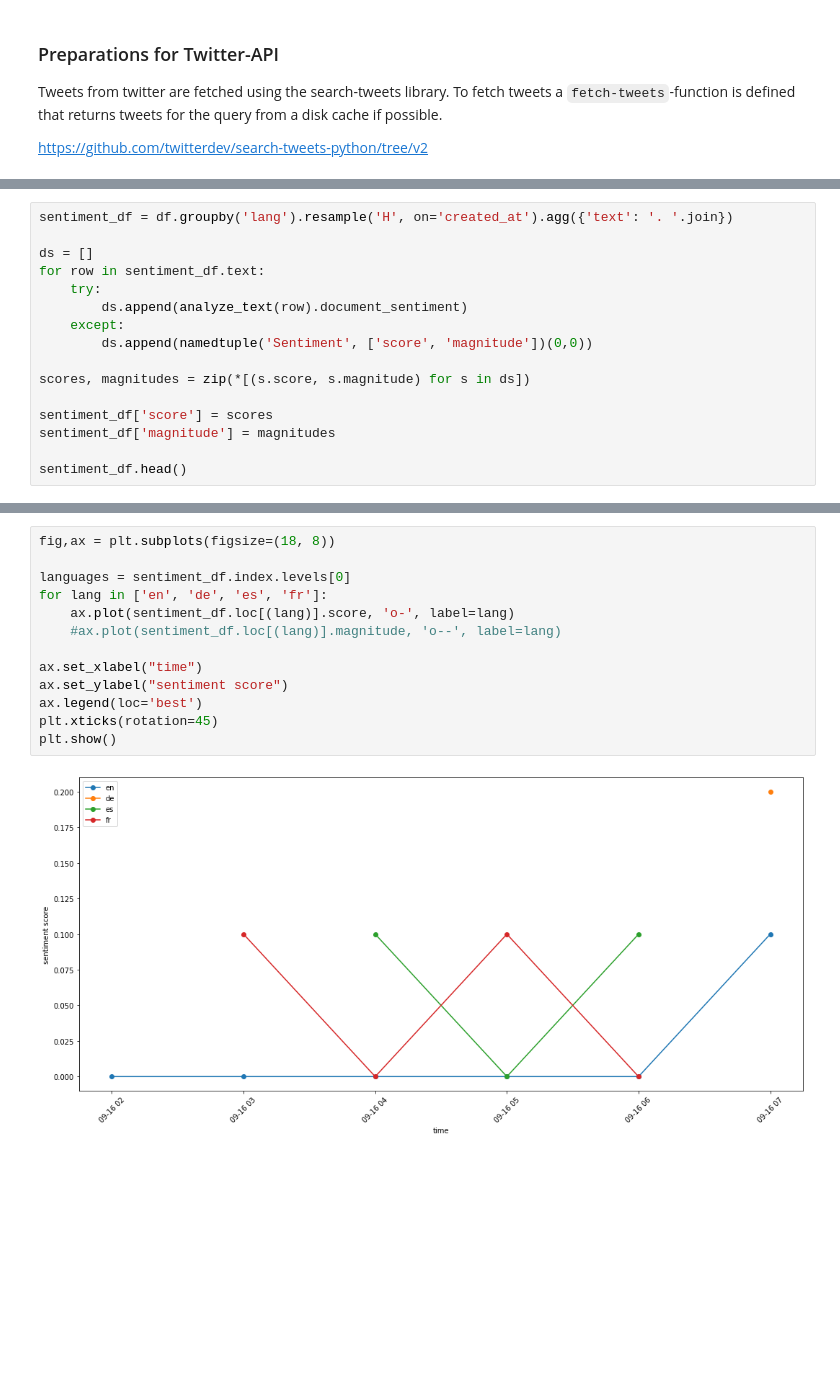
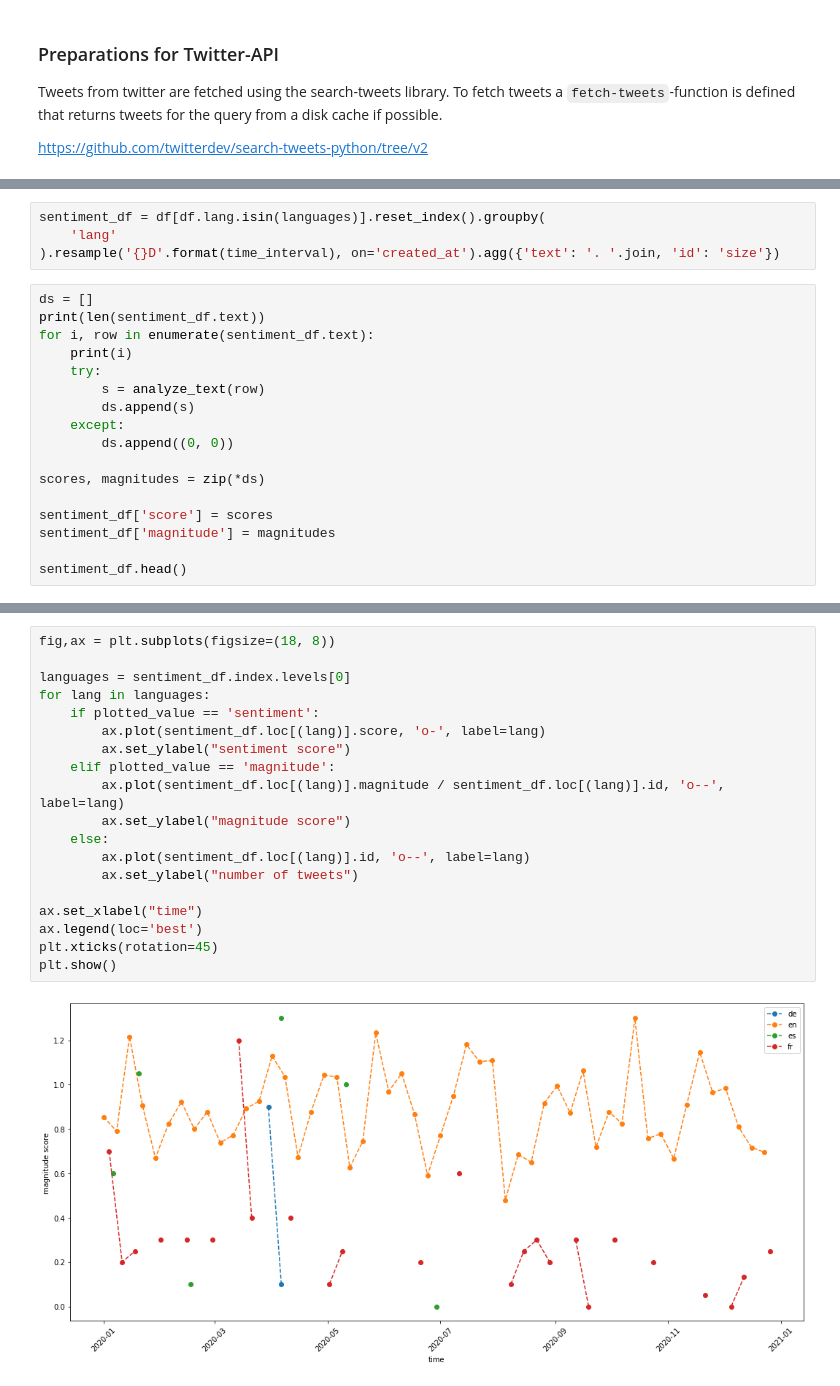
Before and after one commit to lukasleist/tud-is-sentiment, a Jupyter notebook: tool.ipynb, the cells around one changed output, grey strips where cells are left out. Saved outputs shown, nothing was run; the diff lists cells and outputs as text; blank space fills up the shorter version.

```diff
--- a/tool.ipynb
+++ b/tool.ipynb
@@ -140,14 +227,19 @@ df.head()
+# %%
+sentiment_df = df[df.lang.isin(languages)].reset_index().groupby(
+    'lang'
+).resample('{}D'.format(time_interval), on='created_at').agg({'text': '. '.join, 'id': 'size'})
 # %%
-sentiment_df = df.groupby('lang').resample('H', on='created_at').agg({'text': '. '.join})
+ds = []
+print(len(sentiment_df.text))
+for i, row in enumerate(sentiment_df.text):
+    print(i)
+    try:
+        s = analyze_text(row)
+        ds.append(s)
+    except:
+        ds.append((0, 0))
 
-ds = []
-for row in sentiment_df.text:
-    try:
-        ds.append(analyze_text(row).document_sentiment)
-    except:
-        ds.append(namedtuple('Sentiment', ['score', 'magnitude'])(0,0))
-
-scores, magnitudes = zip(*[(s.score, s.magnitude) for s in ds])
+scores, magnitudes = zip(*ds)
 
 sentiment_df['score'] = scores
 sentiment_df['magnitude'] = magnitudes
@@ -164,15 +273,21 @@ sentiment_df.head()
 # %%
 fig,ax = plt.subplots(figsize=(18, 8))
 
 languages = sentiment_df.index.levels[0]
-for lang in ['en', 'de', 'es', 'fr']:
-    ax.plot(sentiment_df.loc[(lang)].score, 'o-', label=lang)
-    #ax.plot(sentiment_df.loc[(lang)].magnitude, 'o--', label=lang)
+for lang in languages:
+    if plotted_value == 'sentiment':
+        ax.plot(sentiment_df.loc[(lang)].score, 'o-', label=lang)
+        ax.set_ylabel("sentiment score")
+    elif plotted_value == 'magnitude':
+        ax.plot(sentiment_df.loc[(lang)].magnitude / sentiment_df.loc[(lang)].id, 'o--', label=lang)
+        ax.set_ylabel("magnitude score")
+    else:
+        ax.plot(sentiment_df.loc[(lang)].id, 'o--', label=lang)
+        ax.set_ylabel("number of tweets")
 
 ax.set_xlabel("time")
-ax.set_ylabel("sentiment score")
 ax.legend(loc='best')
 plt.xticks(rotation=45)
 plt.show()
 # %% [output]
-[figure, old version]
+[figure, new version]
```
Also changed, not shown: parts of 9 cells of this notebook, 3 other files.
